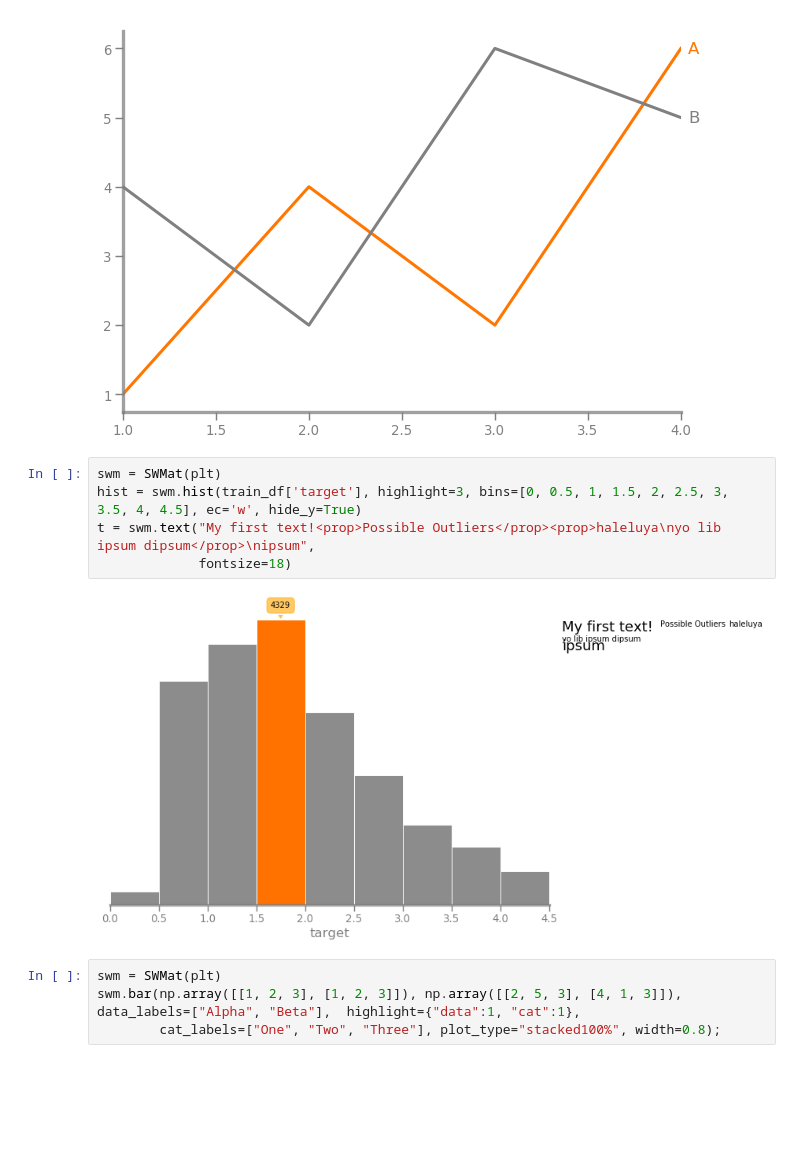
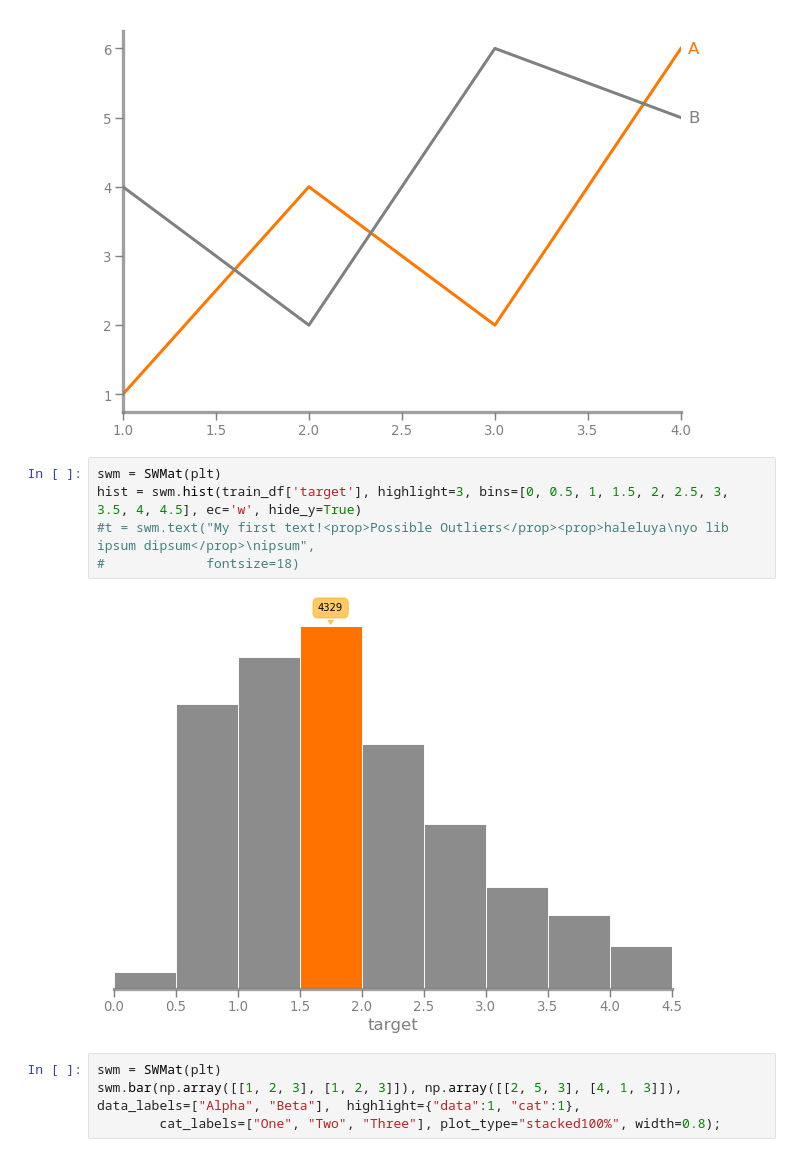
Before and after one commit to PuneetGrov3r/SWMat, a Jupyter notebook: Notebooks/SWMat.ipynb, the cells around one changed output. Drawn from its saved outputs; the diff is of its cells as text; blank space fills up the shorter version.

```diff
--- a/Notebooks/SWMat.ipynb
+++ b/Notebooks/SWMat.ipynb
@@ -103,10 +103,10 @@ ls = swm.line_plot(np.array([[1, 2, 3, 4], [1, 2, 3, 4]]).T, np.array([[1, 4, 2,
 # %%
 swm = SWMat(plt)
 hist = swm.hist(train_df['target'], highlight=3, bins=[0, 0.5, 1, 1.5, 2, 2.5, 3, 3.5, 4, 4.5], ec='w', hide_y=True)
-t = swm.text("My first text!<prop>Possible Outliers</prop><prop>haleluya\nyo lib ipsum dipsum</prop>\nipsum",
-             fontsize=18)
+#t = swm.text("My first text!<prop>Possible Outliers</prop><prop>haleluya\nyo lib ipsum dipsum</prop>\nipsum",
+#             fontsize=18)
 # %% [output]
-[figure, old version]
+[figure, new version]
 # %%
 swm = SWMat(plt)
 swm.bar(np.array([[1, 2, 3], [1, 2, 3]]), np.array([[2, 5, 3], [4, 1, 3]]), data_labels=["Alpha", "Beta"],  highlight={"data":1, "cat":1},
```
Also changed, not shown: parts of 1 cell of this notebook, 1 other file.
